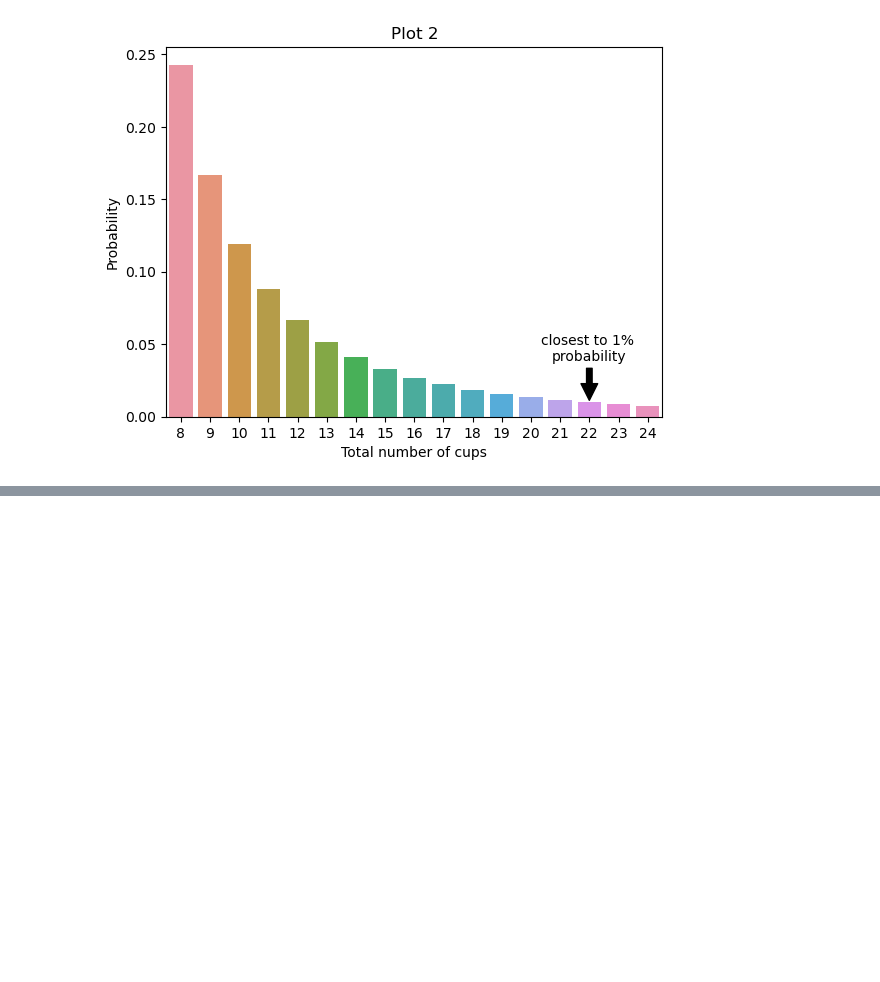
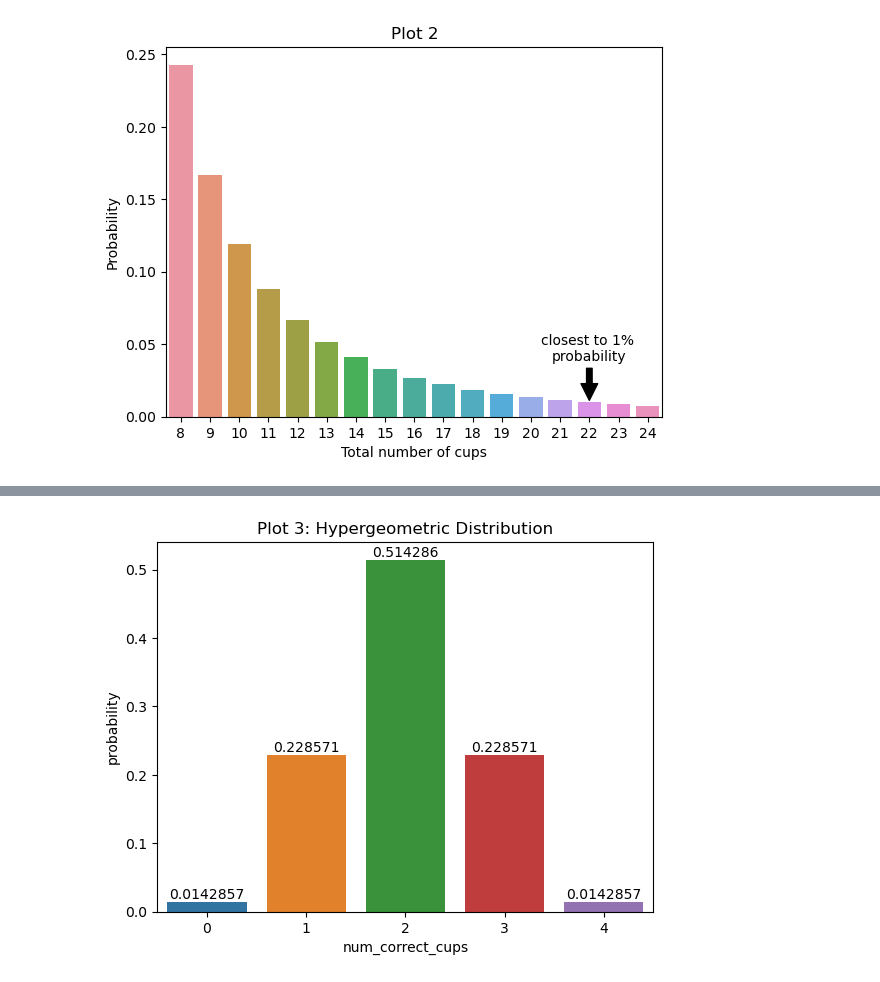
Before and after one commit to CiaranMoran27/machstat-assessment, a Jupyter notebook: practicals/01-statistics-exercises.ipynb, the cells around one changed output, grey strips where cells are left out. Drawn from its saved outputs; the diff is of its cells as text; code cells hidden in the pictures; blank space fills up the shorter version.

```diff
--- a/practicals/01-statistics-exercises.ipynb
+++ b/practicals/01-statistics-exercises.ipynb
@@ -188,0 +241,26 @@ for i, text in enumerate(ax.get_xticklabels()):
+# %%
+# code adapted from documentation
+
+# import module to model hypergeometric distrubtion
+from scipy.stats import hypergeom
+# import module to generate arrays
+import numpy as np
+
+# declare input variables
+[numcups_total, numcups_type_a, num_selections] = [8, 4, 4]
+
+# instansiate hypergeom object
+obj = hypergeom(numcups_total, numcups_type_a, num_selections)
+
+# declare numpy array of required integer range and pass to prob mass function
+x_range = np.arange(0, numcups_type_a + 1)
+probabilities = obj.pmf(x_range)
+
+# plot results
+data = {"num_correct_cups" : x_range, "probability": probabilities}
+ax = sns.barplot(data = data , x = 'num_correct_cups', y = 'probability')
+ax.set(xlabel = list(data.keys())[0], ylabel = list(data.keys())[1])
+ax.bar_label(ax.containers[0])
+ax.set(title ='Plot 3: Hypergeometric Distribution');
+# %% [output]
+[figure, added]
```
Also changed, not shown: parts of 8 cells of this notebook.
